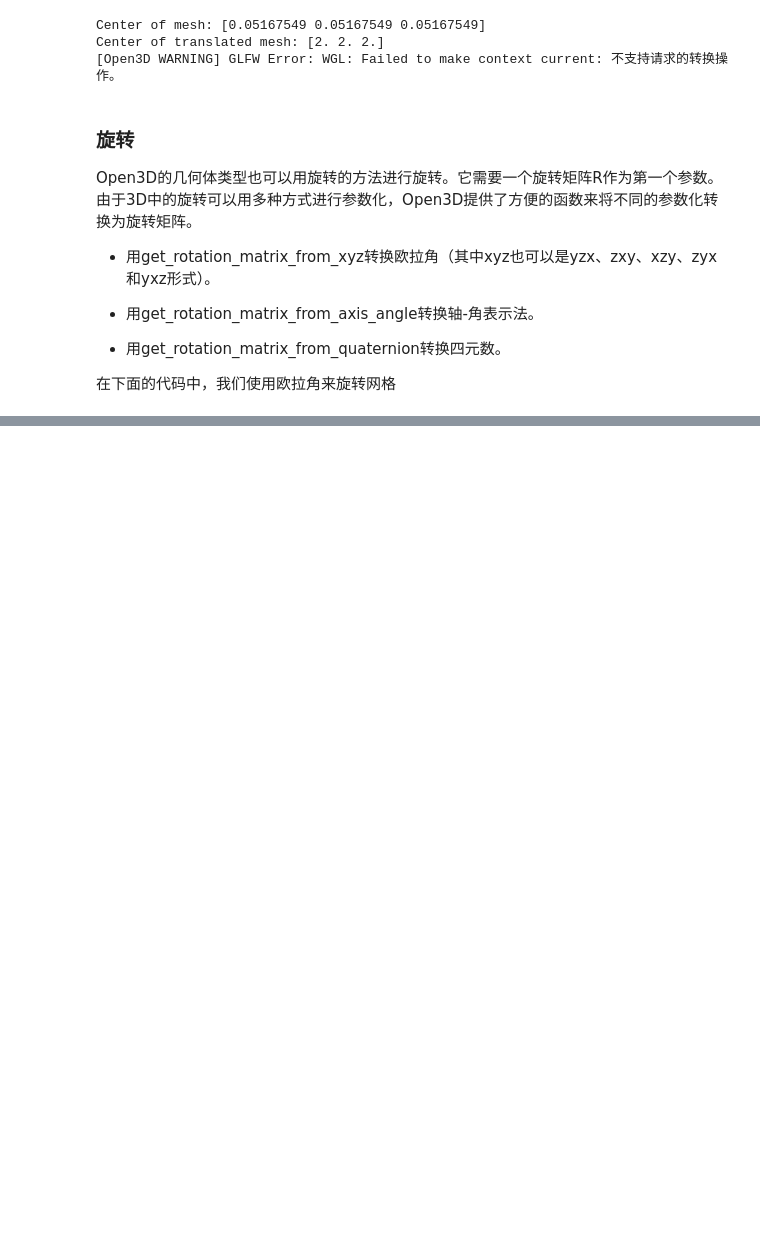
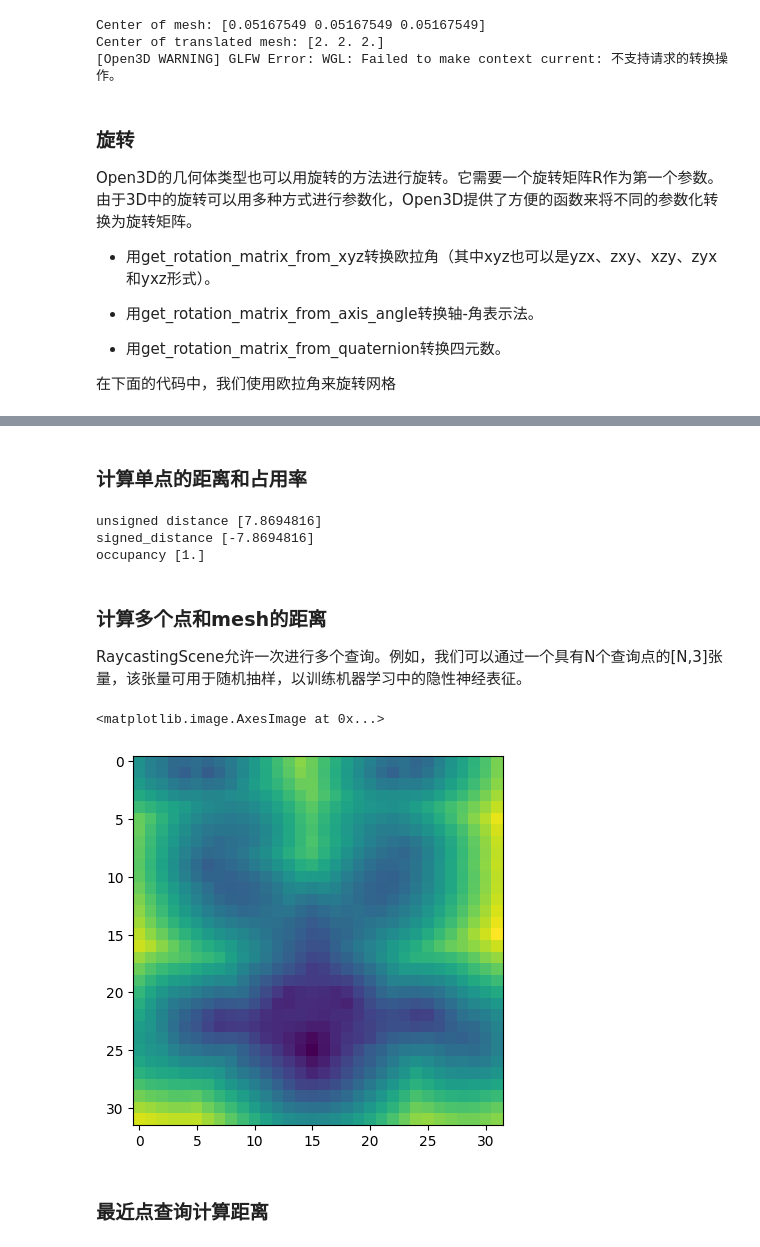
Before and after one commit to Ykiiii/3D_PointCloud_tutorial, a Jupyter notebook: Open3dTutorial_Geometry.ipynb, the cells around one changed output, grey strips where cells are left out. Drawn from its saved outputs; the diff is of its cells as text; code cells hidden in the pictures; blank space fills up the shorter version.

```diff
--- a/Open3dTutorial_Geometry.ipynb
+++ b/Open3dTutorial_Geometry.ipynb
@@ -1283,0 +1560,10 @@ Open3D的几何体类型也可以用旋转的方法进行旋转。它需要一
+# %%
+# 初始化，用一个（封闭的）mesh初始化一个RaycastingScene
+# Load mesh and convert to open3d.t.geometry.TriangleMesh
+mesh = o3d.io.read_triangle_mesh("PointCloudData\\isl-org_examples\\ArmadilloMesh.ply")
+mesh = o3d.t.geometry.TriangleMesh.from_legacy(mesh)
+# Create a scene and add the triangle mesh
+scene = o3d.t.geometry.RaycastingScene()
+_ = scene.add_triangles(mesh)  # we do not need the geometry ID for mesh
+# %% [markdown]
+### 计算单点的距离和占用率
@@ -1283,0 +1582,38 @@ Open3D的几何体类型也可以用旋转的方法进行旋转。它需要一
+# %%
+# 我们的网格是不漏水的，我们可以看到查询点是在网格内，因为有符号的距离和占用率的值。
+print("unsigned distance", unsigned_distance.numpy())
+print("signed_distance", signed_distance.numpy())
+print("occupancy", occupancy.numpy())
+# %% [output]
+unsigned distance [7.8694816]
+signed_distance [-7.8694816]
+occupancy [1.]
+# %% [markdown]
+### 计算多个点和mesh的距离
+RaycastingScene允许一次进行多个查询。例如，我们可以通过一个具有N个查询点的[N,3]张量，该张量可用于随机抽样，以训练机器学习中的隐性神经表征。
+# %%
+min_bound = mesh.vertex['positions'].min(0).numpy()
+max_bound = mesh.vertex['positions'].max(0).numpy()
+
+N = 256
+query_points = np.random.uniform(low=min_bound, high=max_bound,
+                                 size=[N, 3]).astype(np.float32)
+
+# Compute the signed distance for N random points
+signed_distance = scene.compute_signed_distance(query_points)
+# %%
+xyz_range = np.linspace(min_bound, max_bound, num=32)
+
+# query_points is a [32,32,32,3] array ..
+query_points = np.stack(np.meshgrid(*xyz_range.T), axis=-1).astype(np.float32)
+
+# signed distance is a [32,32,32] array
+signed_distance = scene.compute_signed_distance(query_points)
+
+# We can visualize a slice of the distance field directly with matplotlib
+plt.imshow(signed_distance.numpy()[:, :, 15])
+# %% [output]
+<matplotlib.image.AxesImage at 0x...>
+[figure, added]
+# %% [markdown]
+### 最近点查询计算距离
```
Also changed, not shown: parts of 30 cells of this notebook, 1 other file.
